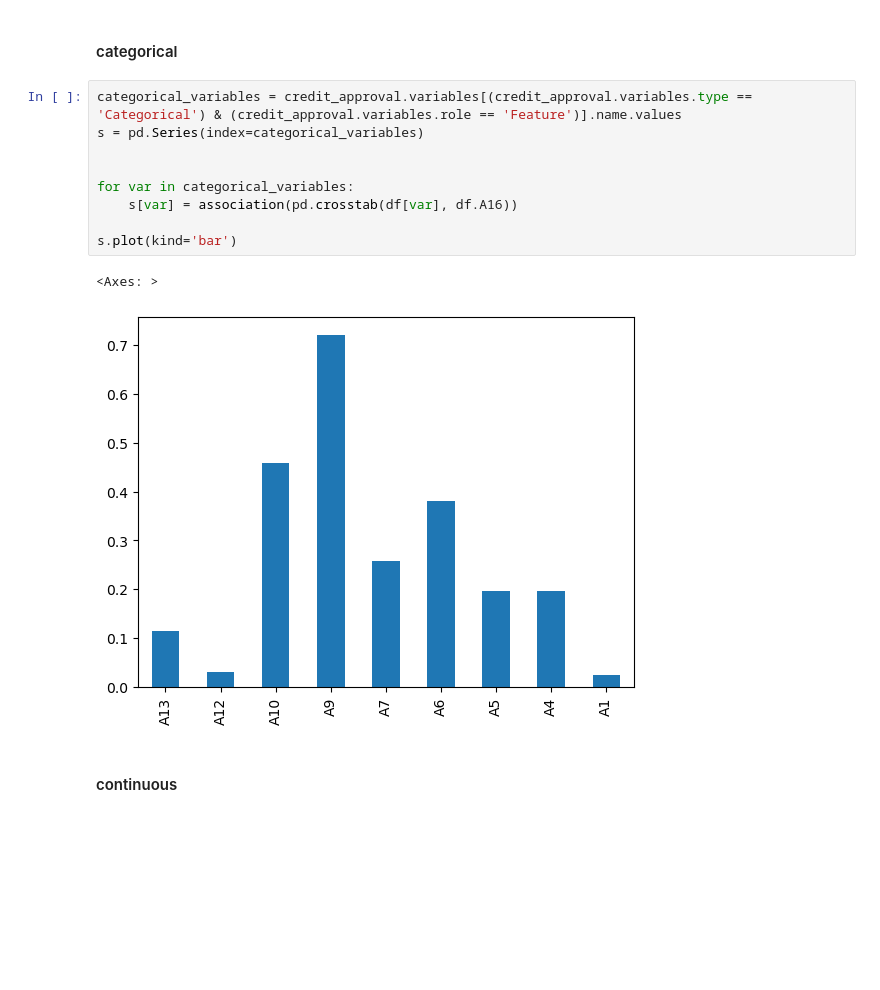
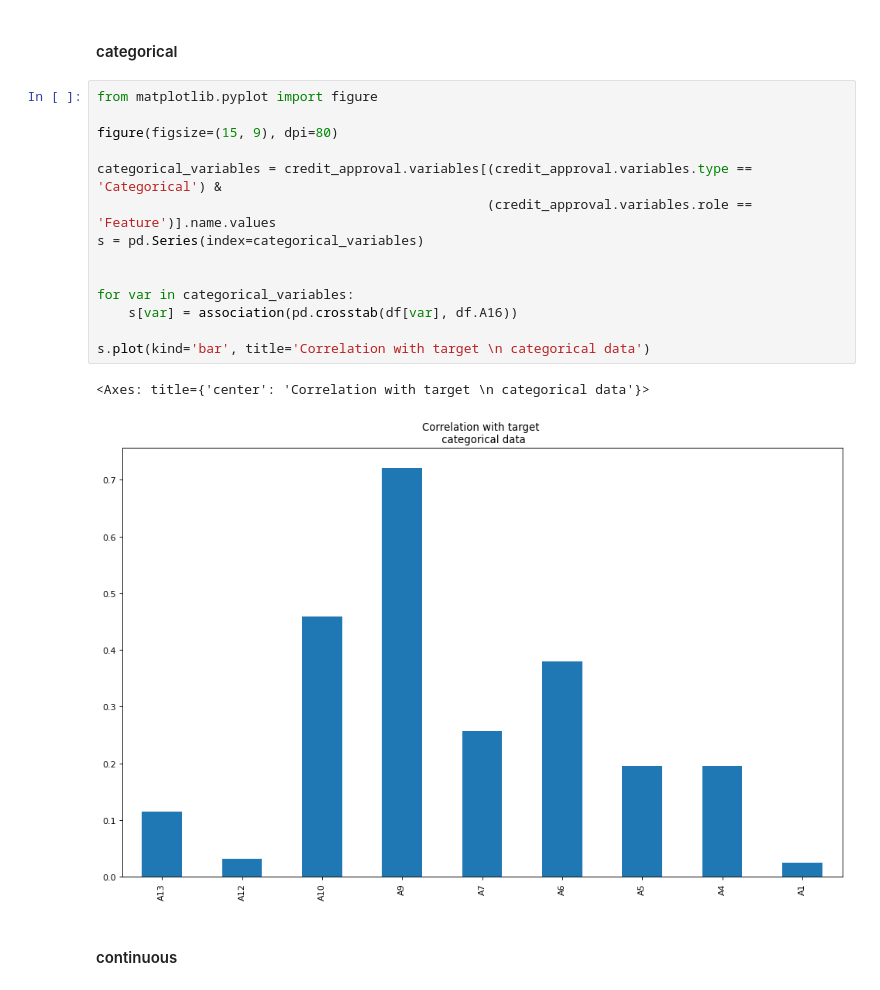
Before and after one commit to toniklenk/WissPro-final-project, a Jupyter notebook: CreditCardApproval EDA DianaMax.ipynb, the cells around one changed output. Saved outputs shown, nothing was run; the diff lists cells and outputs as text; blank space fills up the shorter version.

Commit message:
more plots and bigger fontsize

```diff
--- a/CreditCardApproval EDA DianaMax.ipynb
+++ b/CreditCardApproval EDA DianaMax.ipynb
@@ -520,17 +559,22 @@ Correlate every variables with target:
 # %% [markdown]
 #### categorical
 # %%
-categorical_variables = credit_approval.variables[(credit_approval.variables.type == 'Categorical') & (credit_approval.variables.role == 'Feature')].name.values
+from matplotlib.pyplot import figure
+
+figure(figsize=(15, 9), dpi=80)
+
+categorical_variables = credit_approval.variables[(credit_approval.variables.type == 'Categorical') &
+                                                  (credit_approval.variables.role == 'Feature')].name.values
 s = pd.Series(index=categorical_variables)
 
 
 for var in categorical_variables:
     s[var] = association(pd.crosstab(df[var], df.A16))
 
-s.plot(kind='bar')
+s.plot(kind='bar', title='Correlation with target \n categorical data')
 # %% [output]
-<Axes: >
+<Axes: title={'center': 'Correlation with target \n categorical data'}>
-[figure, old version]
+[figure, new version]
 # %% [markdown]
 #### continuous
 # %%
```
Also changed, not shown: parts of 22 cells of this notebook.
